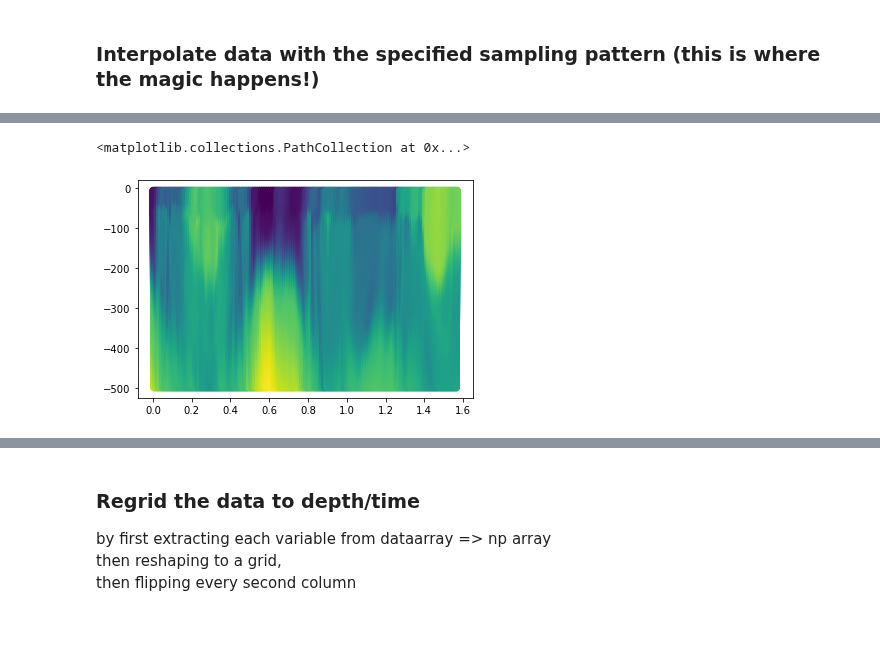
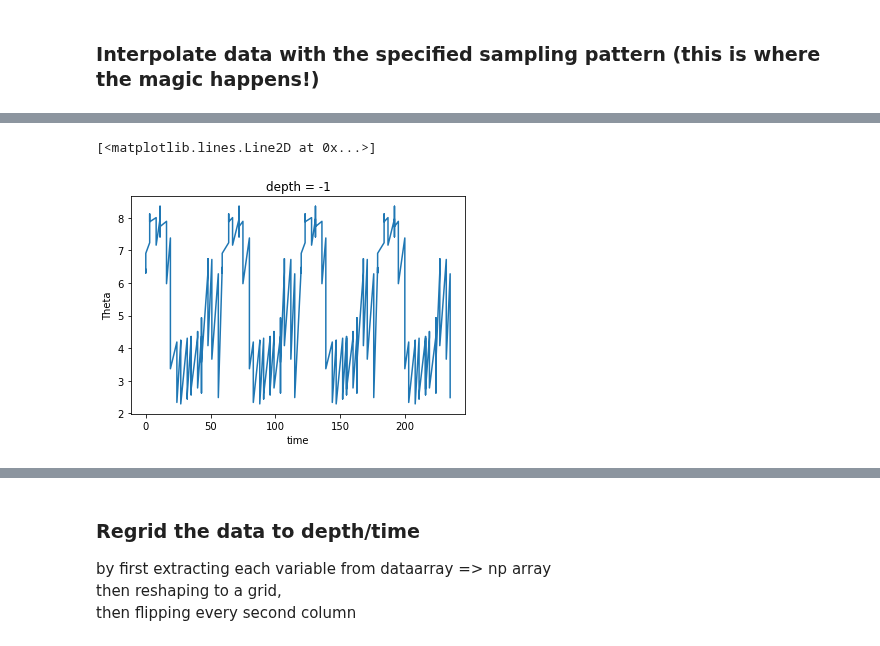
Before and after one commit to kdrushka/model-subsampling, a Jupyter notebook: testing/osse_code.ipynb, the cells around one changed output, grey strips where cells are left out. Drawn from its saved outputs; the diff is of its cells as text; code cells hidden in the pictures.

```diff
--- a/testing/osse_code.ipynb
+++ b/testing/osse_code.ipynb
@@ -41,12 +41,12 @@ RegionName = 'ACC_SMST'
 # specify date range as start date & number of days.
 start_date = datetime.date(2012,1,1)
 ndays = 31
-ndays = 2
+# ndays = 2
+ndays = 10
 
 # directory where data files are stored
 # datadir = './data/' # default is ./data
 datadir = '/data1/adac/mitgcm/netcdf/' + RegionName +'/'
-
 
 # optional details for sampling (if not specified, reasonable defaults will be used)
 # ** not implemented **
@@ -61,7 +61,6 @@ sampling_details = {
 }
 
 
-
 # --------------------------------------------------------------------
 # %% [markdown]
 #### Download & load model data and derived fields
@@ -152,5 +256,6 @@ sgr.Salt.plot()
 # %%
-plt.scatter(sdata.time,sdata.dep, c=sdata.Salt)
+# plt.scatter(x=sgr.time.data, y=sgr.depth.data, c=sgr.Theta.data)
+sgr.Theta.isel(depth=3).plot.line(x='time')
 # %% [output]
-<matplotlib.collections.PathCollection at 0x...>
+[<matplotlib.lines.Line2D at 0x...>]
-[figure, old version]
+[figure, new version]
```
Also changed, not shown: parts of 23 cells of this notebook, 1 other file.
